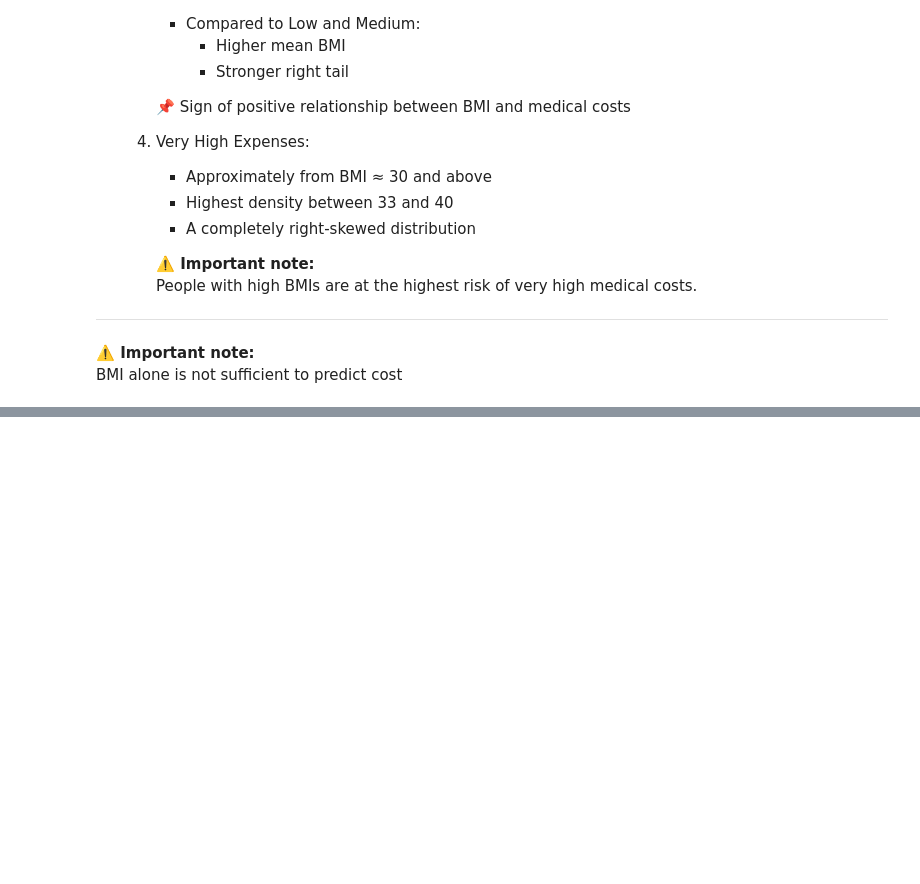
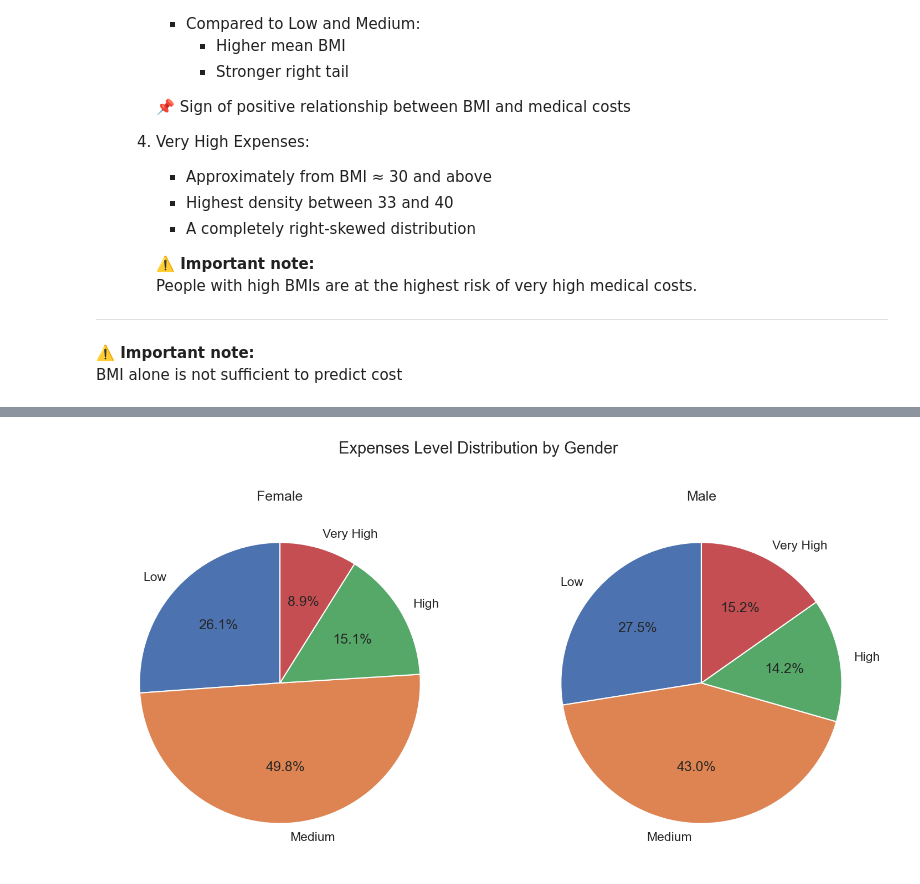
Before and after one commit to HosseinHeydari2004/medical-Insurance-EDA-and-Prediction, a Jupyter notebook: Notebook/Medical_Insurance_notebook.ipynb, the cells around one changed output, grey strips where cells are left out. Saved outputs shown, nothing was run; the diff lists cells and outputs as text; code cells hidden in the pictures; blank space fills up the shorter version.

```diff
--- a/Notebook/Medical_Insurance_notebook.ipynb
+++ b/Notebook/Medical_Insurance_notebook.ipynb
@@ -514,0 +538,3 @@ BMI alone is not sufficient to predict cost
+# %%
+counts = df.groupby(["gender", "expenses_Level"]).size()
+counts
@@ -514,0 +552,23 @@ BMI alone is not sufficient to predict cost
+# %%
+fig, axes = plt.subplots(1, 2, figsize=(12, 6), dpi=150)
+
+axes[0].pie(
+    counts["female"],
+    labels=counts["female"].index,
+    autopct="%1.1f%%",
+    startangle=90
+)
+axes[0].set_title("Female")
+
+axes[1].pie(
+    counts["male"],
+    labels=counts["male"].index,
+    autopct="%1.1f%%",
+    startangle=90
+)
+axes[1].set_title("Male")
+
+plt.suptitle("Expenses Level Distribution by Gender", fontsize=14)
+plt.show()
+# %% [output]
+[figure, added]
```
Also changed, not shown: parts of 9 cells of this notebook.
